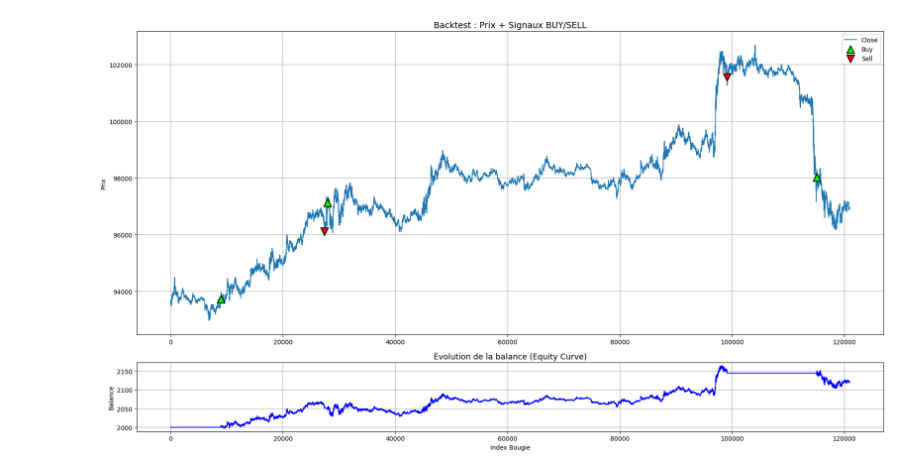
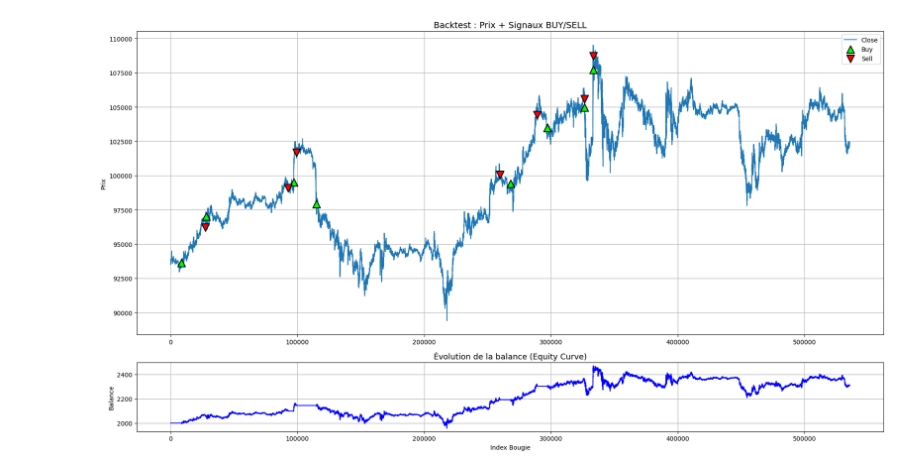
Before and after one commit to market5s/CryptoBot, a Jupyter notebook: backtest_grid_trailing_stop/notebook_backtest_grid-trailingstop.ipynb, the cells around one changed output. Cells and saved outputs as stored; diff of their text form; code cells hidden in the pictures.

```diff
--- a/backtest_grid_trailing_stop/notebook_backtest_grid-trailingstop.ipynb
+++ b/backtest_grid_trailing_stop/notebook_backtest_grid-trailingstop.ipynb
@@ -7,8 +7,10 @@ from matplotlib.gridspec import GridSpec
 
 
 ### Constante : Pourcentage Trailing Stop
-PCTTRAILINGSTOP = 0.009
+PCTTRAILINGSTOP = 0.008
+### Après achat, prix initial de vente
 PRIXINITSELL = 1.02
+### A partir du prix max visualisé, potentiel d'achat à 99% du prix max
 PCTINITPRICEMAX = 0.99
 
 ### Création de la class Candle
@@ -77,7 +79,7 @@ def backtestSimple(candles):
     for i, c in enumerate(candles):
         ### Calcul du prix max visualisé
         maxPrice = max(c.high, maxPrice)
-        ### A partir du prix max visualisé, potentiel d'achat à 99% du prix max. Exemple Prix 100.000 => il faut que le prix atteinge 99.000 pour démarrer la phase d'achat.
+        ### A partir du prix max visualisé, potentiel d'achat à 99% du prix max. Exemple Prix 100000 => il faut que le prix atteinge 99000 pour démarrer la phase d'achat.
         buyPrice = maxPrice * PCTINITPRICEMAX
 
         if not buy:
@@ -86,9 +88,9 @@ def backtestSimple(candles):
                 buy = True
                 ### Calcul rapide du nombre de BTC acheté.
                 BTC = balance / buyPrice
-                ### Initialisation de notre prix de vente. Achat à 98882, prix de vente : 98882 * 1.04 (pctPrixInitialVente) = 102837
+                ### Initialisation de notre prix de vente. Achat à 99000, prix de vente : 99000 * 1.02 (pctPrixInitialVente) = 100980
                 sellPrice = buyPrice * PRIXINITSELL
-                print(f"Achat au prix de {buyPrice}, Prix de revente au moins à {sellPrice}")
+                print(f"{c.timestamp} - Achat au prix de {buyPrice}, Prix de revente au moins à {sellPrice}")
 
                 ### valeur pour graphique.
                 buy_idx.append(i)
@@ -96,17 +98,17 @@ def backtestSimple(candles):
 
         if buy :
             if c.high > sellPrice:
-                ### Oui, le prix est repassé au dessus, vente réalisé.
+                ### Oui, le prix est repassé au dessus du prix de 100980, vente réalisé.
                 sell = True
                 ### Calcul rapide de la balance après vente du BTC au prix
                 balance = BTC * sellPrice
-                print(f"Vente au prix de {sellPrice} | {c.high} | {c.timestamp}")
+                print(f"{c.timestamp} - Vente au prix de {sellPrice}")
 
                 ### Valeur pour graphique
                 sell_idx.append(i)
                 sell_price.append(sellPrice)
 
-        ### Une vente a t'elle eu lieu ?
+        ### Une vente a t'elle eue lieu ?
         if sell:
             ### Oui, réinitialisation complète de toutes les variables d'achat et de vente.
             maxPrice = 0.0
@@ -121,7 +123,7 @@ def backtestSimple(candles):
         equity_idx.append(i)
         equity_curve.append(equity)
 
-    print(f"Balance : {balance}, BTC : {BTC}")
+    print(f"Balance : {balance}")
 
     return {
         "balance": balance,
@@ -142,7 +144,7 @@ def backtestTrailing(candles):
     ### Initialisation des variables d'achat
     ### Entry Low Price : Le prix le plus bas atteint.
     EntryLowPrice = 0.0
-    ### Trailing Stop : On prend le prix le plus bas (EntryLowPrice) et on y ajoute 0.5%
+    ### Trailing Stop : On prend le prix le plus bas (EntryLowPrice) et on y ajoute 0.8%
     TrailingStopBuy = 0.0
     ### Est-ce que le programme a acheté ?
     buy = False
@@ -150,7 +152,7 @@ def backtestTrailing(candles):
     ### Initialisation des variables de vente.
     ### Entry Max Price : Le prix le plus haut atteint
     EntryMaxPrice = 0.0
-    ### Trailing Stop : On prend le prix le plus haut (EntrymaxPrice) et on y soustrait 0.5%
+    ### Trailing Stop : On prend le prix le plus haut (EntrymaxPrice) et on y soustrait 0.8%
     TrailingStopSell = 0.0
     ### Est-ce que le programme a vendu
     sell = False
@@ -176,7 +178,7 @@ def backtestTrailing(candles):
     for i, c in enumerate(candles):
         ### Calcul du prix max visualisé
         maxPrice = max(c.high, maxPrice)
-        ### A partir du prix max visualisé, potentiel d'achat à 99% du prix max. Exemple Prix 100.000 => il faut que le prix atteinge 99.000 pour démarrer la phase d'achat.
+        ### A partir du prix max visualisé, potentiel d'achat à 99% du prix max. Exemple Prix 100000 => il faut que le prix atteinge 99000 pour démarrer la phase d'achat.
         buyPrice = maxPrice * PCTINITPRICEMAX
 
         ### pas encore acheté ? Calcul en cours
@@ -185,7 +187,7 @@ def backtestTrailing(candles):
             if TrailingStopBuy == 0 and c.low < buyPrice:
                 ### le prix le plus bas est actuellement c.low, initialisation de EntryLowPrice
                 EntryLowPrice = c.low
-                ### Calcul du Trailing Stop Buy, 98500 * (1 + 0.009) (PCTTRAILINGSTOP) = 99386
+                ### Calcul du Trailing Stop Buy, 98500 * (1 + 0.008) (PCTTRAILINGSTOP) = 99288
                 TrailingStopBuy = EntryLowPrice * (1 + PCTTRAILINGSTOP)
 
             ### Trailing Stop supérieur à 0, le programme est en phase d'achat. Trailing Stop positionné
@@ -194,19 +196,19 @@ def backtestTrailing(candles):
                 if c.low < EntryLowPrice:
                     ### c.low est inférieur à notre entrée Low Price, on met à jour EntryLowPrice avec la valeur la plus basse du prix 98000
                     EntryLowPrice = c.low
-                    ### Recalcul du Trailing Stop suivant la tendance vers le bas 98000 * (1 + 0.009) (PCTTRAILINGSTOP) = 98882
+                    ### Recalcul du Trailing Stop suivant la tendance vers le bas 98000 * (1 + 0.008) (PCTTRAILINGSTOP) = 98784
                     TrailingStopBuy = EntryLowPrice * (1 + PCTTRAILINGSTOP)
-                    print(f"Changement de la valeur du Stop Loss Achat - Trailing Stop {c.timestamp} | {TrailingStopBuy}")
+                    print(f"{c.timestamp} - Changement de la valeur du Stop Loss Achat - Trailing Stop : {TrailingStopBuy}")
 
-                ### Le prix remonte, est-ce que le prix max de la bougie est au dessus de 98882
+                ### Le prix remonte, est-ce que le prix max de la bougie est au dessus de 98784
                 if c.high > TrailingStopBuy:
                     ### Oui, le prix est repassé au dessus, achat réalisé.
                     buy = True
                     ### Calcul rapide du nombre de BTC acheté.
                     BTC = balance / TrailingStopBuy
-                    ### Initialisation de notre prix de vente. Achat à 98882, prix de vente : 98882 * 1.04 (PRIXINITSELL) = 102837
+                    ### Initialisation de notre prix de vente. Achat à 98784, prix de vente : 98784 * 1.02 (PRIXINITSELL) = 100760
                     sellPrice = TrailingStopBuy * PRIXINITSELL * (1 + PCTTRAILINGSTOP)
-                    #print(f"Achat au prix de {TrailingStopBuy}, Prix de revente au moins à {sellPrice}, Stop loss {sellPrice * (1 - PCTTRAILINGSTOP)}")
+                    print(f"{c.timestamp} - Achat au prix de {TrailingStopBuy}, Prix de revente au moins à {sellPrice}, Stop loss {sellPrice * (1 - PCTTRAILINGSTOP)}")
 
                     ### valeur pour graphique.
                     buy_idx.append(i)
@@ -214,35 +216,35 @@ def backtestTrailing(candles):
 
         ### Si achat réalisé. vente en cours...
         if buy:
-            ### TrailingStop pas encore initialisé. Le prix haut est-il au dessus de notre prix de vente ? 103000
+            ### TrailingStop pas encore initialisé. Le prix haut est-il au dessus de notre prix de vente ? 100760 Oui, le prix est à 101000
             if TrailingStopSell == 0 and c.high > sellPrice:
-                ### c.high est supérieur à notre entrée sellPrice, on met à jour EntryMaxPrice avec la valeur la plus haute du prix 103000
+                ### c.high est supérieur à notre entrée sellPrice, on met à jour EntryMaxPrice avec la valeur la plus haute du prix 101000
                 EntryMaxPrice = c.high
-                ### Calcul du Trailing Stop Sell, 103000 * (1 - 0.009) (PCTTRAILINGSTOP) = 102073
+                ### Calcul du Trailing Stop Sell, 101000 * (1 - 0.008) (PCTTRAILINGSTOP) = 100192
                 TrailingStopSell = EntryMaxPrice * (1 - PCTTRAILINGSTOP)
             ### Trailing Stop supérieur à 0, le programme est en phase de vente. Trailing Stop positionné
             if TrailingStopSell > 0:
-                ### Est-ce que le prix continue d'augmenter ? Oui, le prix est à 104000
+                ### Est-ce que le prix continue d'augmenter ? Oui, le prix est à 103000
                 if c.high > EntryMaxPrice:
-                    ### c.high est inférieur à notre entrée Max Price, on met à jour EntryMaxPrice avec la valeur la plus basse du prix 104000
+                    ### c.high est inférieur à notre entrée Max Price, on met à jour EntryMaxPrice avec la valeur la plus haute du prix 103000
                     EntryMaxPrice = c.high
-                    ### Recalcul du Trailing Stop suivant la tendance vers le haut 104000 * (1 - 0.009) (PCTTRAILINGSTOP) = 103064
+                    ### Recalcul du Trailing Stop suivant la tendance vers le haut 103000 * (1 - 0.008) (PCTTRAILINGSTOP) = 102176
                     TrailingStopSell = EntryMaxPrice * (1 - PCTTRAILINGSTOP)
-                    #print(f"Changement de la valeur du Stop Loss Vente - Trailing Stop {c.timestamp} | {EntryMaxPrice} | {TrailingStopSell}")
+                    print(f"{c.timestamp} - Changement de la valeur du Stop Loss Vente - Trailing Stop : {TrailingStopSell} | EntryMaxPrice {EntryMaxPrice} | ")
 
-                ### Le prix redescend après la phse de monté, est-ce que le prix low de la bougie est en dessous de 103064
+                ### Le prix redescend après la phse de monté, est-ce que le prix low de la bougie est en dessous de 102176
                 if c.low <= TrailingStopSell:
-                    ### Oui, le prix est repassé au dessus, vente réalisé.
+                    ### Oui, le prix est repassé en dessous, vente réalisé.
                     sell = True
                     ### Calcul rapide de la balance après vente du BTC au prix
                     balance = BTC * TrailingStopSell
-                    print(f"Vente au prix de {TrailingStopSell} | {c.low} | {c.timestamp}")
+                    print(f"{c.timestamp} - Vente au prix de {TrailingStopSell}")
 
                     ### Valeur pour graphique
                     sell_idx.append(i)
                     sell_price.append(TrailingStopSell)
 
-        ### Une vente a t'elle eu lieu ?
+        ### Une vente a t'elle eue lieu ?
         if sell:
             ### Oui, réinitialisation complète de toutes les variables d'achat et de vente.
             maxPrice = 0.0
@@ -261,7 +263,7 @@ def backtestTrailing(candles):
         equity_idx.append(i)
         equity_curve.append(equity)
 
-    print(f"Balance : {balance}, BTC : {BTC}")
+    print(f"Balance : {balance}")
 
     return {
         "balance": balance,
@@ -331,14 +333,27 @@ def readFileBacktest(candles):
 
 
 def main():
-    filepath = "BTCUSDT_2025_01_01-07_avg5s.csv"
+    print("bactest trailing stop dataset 1 minute")
+    filepath = "BTCUSDT_1m_2025_01.csv"
     candles = load_candles(filepath)
-    readFileBacktest(candles)
+    #readFileBacktest(candles)
+    bt_result = backtestTrailing(candles)
+    plot_backtest(candles, bt_result)
+
+    print("bactest trailing stop dataset 5 secondes")
+    filepath = "BTCUSDT_2025_01_avg5s.csv"
+    candles = load_candles(filepath)
+    #readFileBacktest(candles)
+    bt_result = backtestTrailing(candles)
+    plot_backtest(candles, bt_result)
+
+    print("bactest simple dataset 5 secondes")
+    filepath = "BTCUSDT_2025_01_avg5s.csv"
+    candles = load_candles(filepath)
+    #readFileBacktest(candles)
     bt_result = backtestSimple(candles)
     plot_backtest(candles, bt_result)
 
-    bt_result = backtestTrailing(candles)
-    plot_backtest(candles, bt_result)
 
 if __name__ == "__main__":
     main()
@@ -379 +396 @@ Balance : 2144.436726180638, BTC : 0.021875783637950372
-[figure, old version]
+[figure, new version]
```
Also changed, not shown: parts of 1 cell of this notebook, 1 other file.
